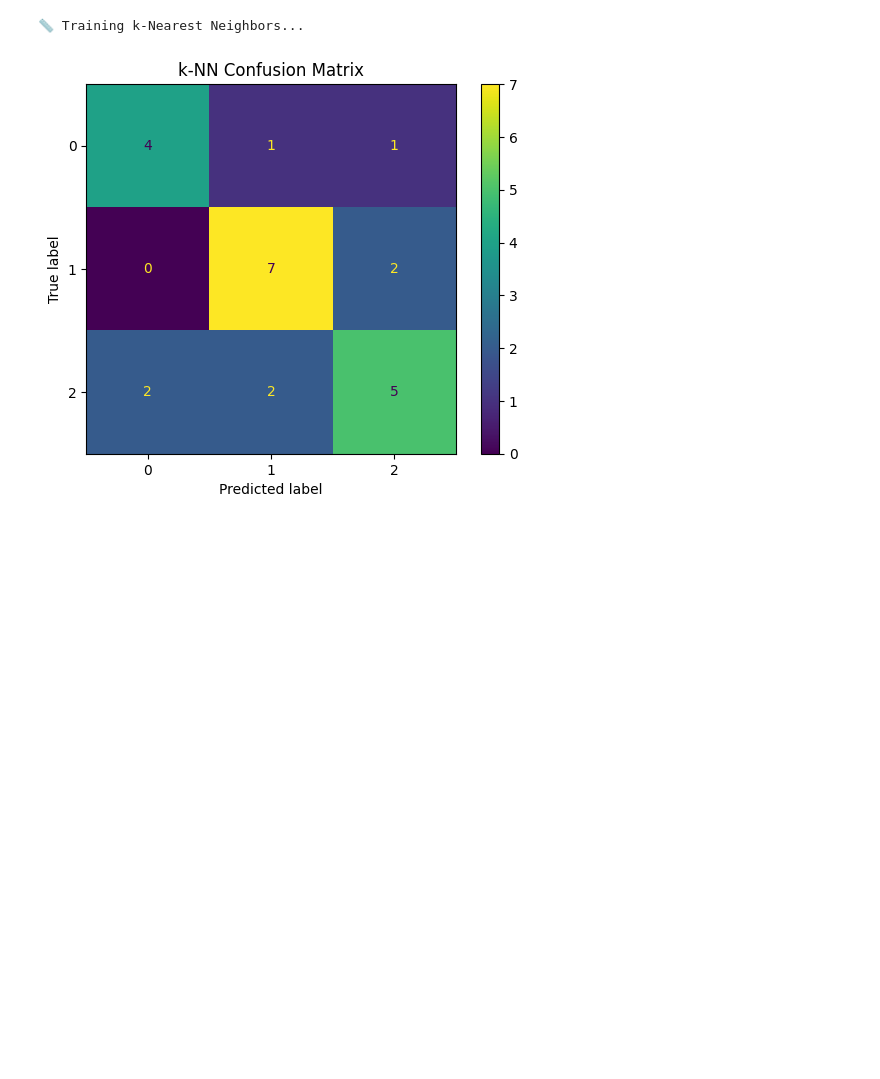
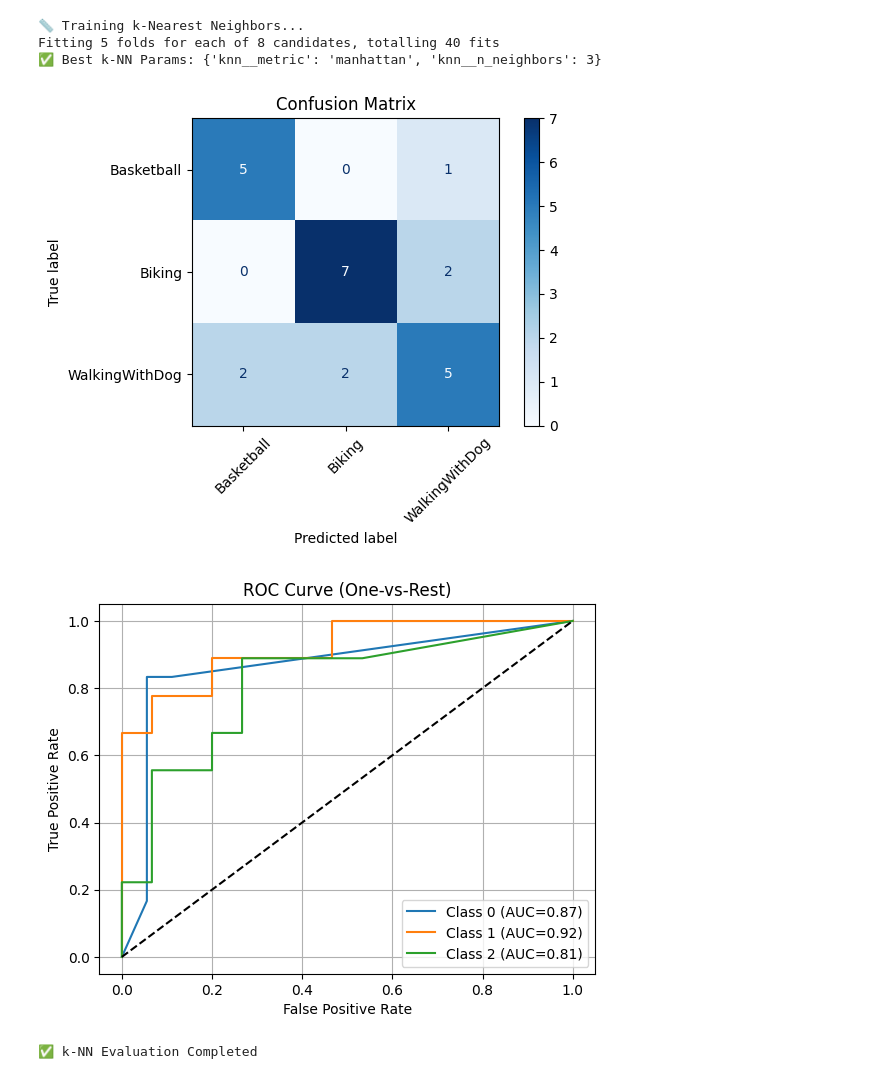
Before and after one commit to 2024ab05275-chocs/Student_2024ab05275_Video_Classification, a Jupyter notebook: code/part_a_classical.ipynb, the cells around one changed output. Cells and saved outputs as stored; diff of their text form; code cells hidden in the pictures; blank space fills up the shorter version.

```diff
--- a/code/part_a_classical.ipynb
+++ b/code/part_a_classical.ipynb
@@ -192,36 +260,64 @@ plot_confusion_matrix(best_rf, X_test, y_test, "Random Forest Confusion Matrix")
 # %%
 # ==================================================
 # 3️⃣ k-Nearest Neighbors
 # ==================================================
 print("\n📏 Training k-Nearest Neighbors...")
 
 knn_pipeline = Pipeline(
     steps=[
         ("scaler", StandardScaler()),
-        ("knn", KNeighborsClassifier()),
+        (
+            "knn",
+            KNeighborsClassifier(
+                weights="distance"  # ✅ Better probability estimates
+            ),
+        ),
     ]
 )
 
 knn_param_grid = {
     "knn__n_neighbors": [3, 5, 7, 9],
     "knn__metric": ["euclidean", "manhattan"],
 }
 
 knn_grid = GridSearchCV(
-    knn_pipeline,
-    knn_param_grid,
+    estimator=knn_pipeline,
+    param_grid=knn_param_grid,
     cv=CV_FOLDS,
     scoring="accuracy",
     n_jobs=-1,
+    verbose=1,
 )
 
+# 🔹 Train
 knn_grid.fit(X_train, y_train)
+
+print("✅ Best k-NN Params:", knn_grid.best_params_)
+
+# 🔹 Best model
 best_knn = knn_grid.best_estimator_
 
-knn_metrics = evaluate_model(best_knn, X_test, y_test)
-plot_confusion_matrix(best_knn, X_test, y_test, "k-NN Confusion Matrix")
+# 🔹 Predictions
+y_pred = best_knn.predict(X_test)
+
+# 🔹 Probabilities for ROC/AUC (KNN supports predict_proba)
+y_scores = best_knn.predict_proba(X_test)
+
+# 🔹 Unified evaluation (SAME for ALL models)
+knn_metrics = evaluate_classification(
+    y_true=y_test,
+    y_pred=y_pred,
+    y_scores=y_scores,
+    class_names=["Basketball", "Biking", "WalkingWithDog"],
+)
+
+print("✅ k-NN Evaluation Completed")
 # %% [output]
 📏 Training k-Nearest Neighbors...
+Fitting 5 folds for each of 8 candidates, totalling 40 fits
+✅ Best k-NN Params: {'knn__metric': 'manhattan', 'knn__n_neighbors': 3}
-[figure, old version]
+[figure, new version]
+[figure, added]
+✅ k-NN Evaluation Completed
 # %%
 # ==================================================
```
Also changed, not shown: parts of 8 cells of this notebook, 1 other file.
